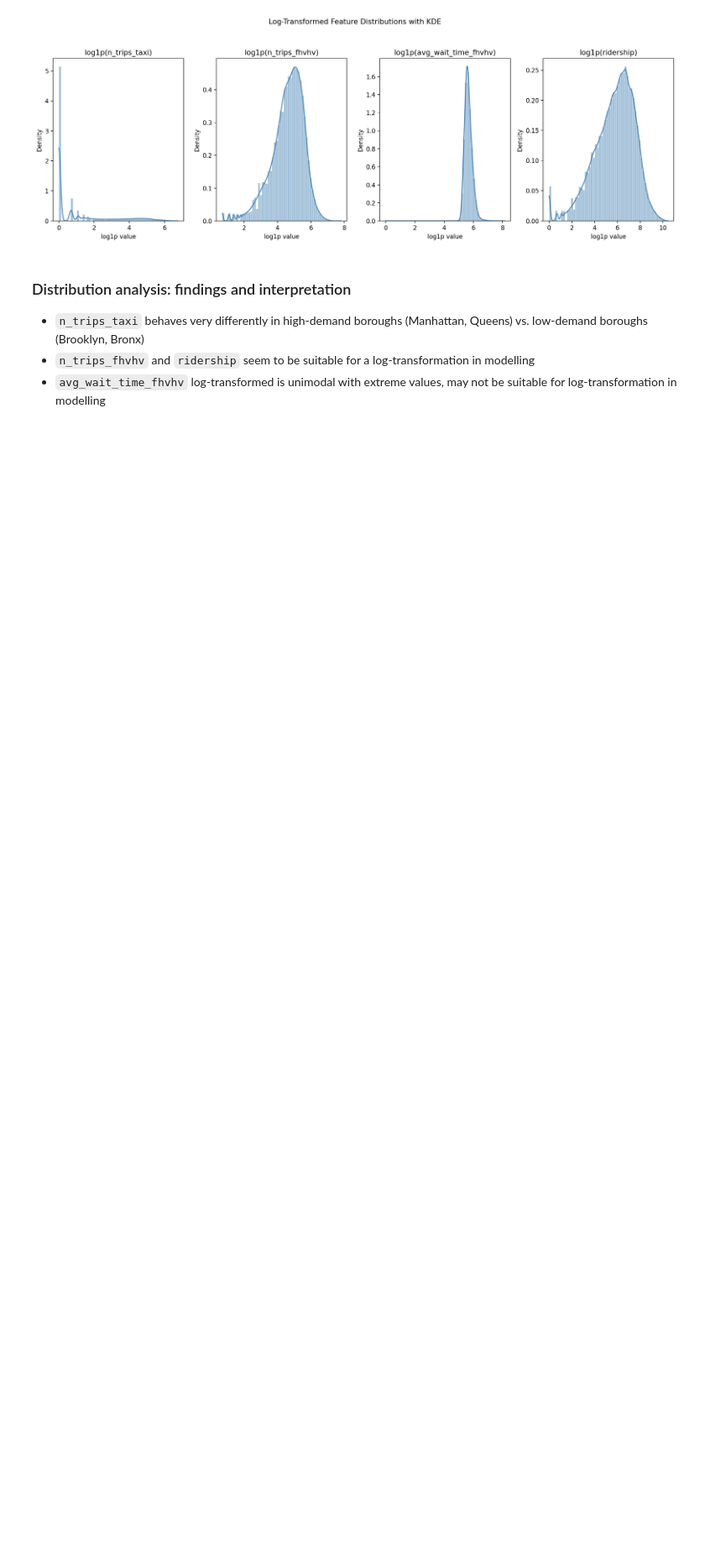
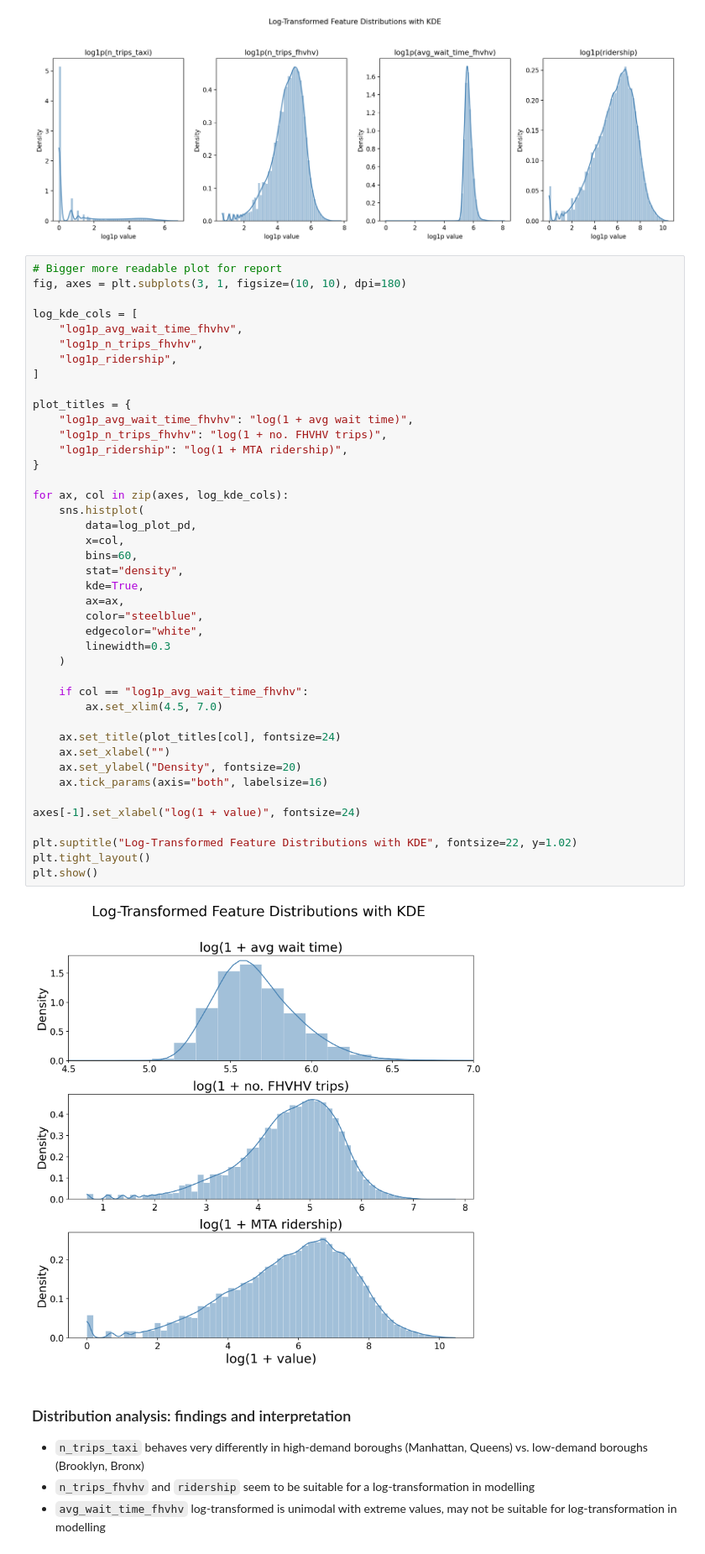
Before and after one commit to hannimeee/nyc_taxi_demand_response, a Jupyter notebook: code/04_exploratory_analysis.ipynb, the cells around one changed output. Shown at 84% size. Drawn from its saved outputs; the diff is of its cells as text; blank space fills up the shorter version.

Commit message:
Added readable plot for report

```diff
--- a/code/04_exploratory_analysis.ipynb
+++ b/code/04_exploratory_analysis.ipynb
@@ -622,6 +623,50 @@ plt.tight_layout()
 plt.show()
 # %% [output]
 [figure]
+# %%
+# Bigger more readable plot for report
+fig, axes = plt.subplots(3, 1, figsize=(10, 10), dpi=180)
+
+log_kde_cols = [
+    "log1p_avg_wait_time_fhvhv",
+    "log1p_n_trips_fhvhv",
+    "log1p_ridership",
+]
+
+plot_titles = {
+    "log1p_avg_wait_time_fhvhv": "log(1 + avg wait time)",
+    "log1p_n_trips_fhvhv": "log(1 + no. FHVHV trips)",
+    "log1p_ridership": "log(1 + MTA ridership)",
+}
+
+for ax, col in zip(axes, log_kde_cols):
+    sns.histplot(
+        data=log_plot_pd,
+        x=col,
+        bins=60,
+        stat="density",
+        kde=True,
+        ax=ax,
+        color="steelblue",
+        edgecolor="white",
+        linewidth=0.3
+    )
+
+    if col == "log1p_avg_wait_time_fhvhv":
+        ax.set_xlim(4.5, 7.0)
+
+    ax.set_title(plot_titles[col], fontsize=24)
+    ax.set_xlabel("")
+    ax.set_ylabel("Density", fontsize=20)
+    ax.tick_params(axis="both", labelsize=16)
+
+axes[-1].set_xlabel("log(1 + value)", fontsize=24)
+
+plt.suptitle("Log-Transformed Feature Distributions with KDE", fontsize=22, y=1.02)
+plt.tight_layout()
+plt.show()
+# %% [output]
+[figure, added]
 # %% [markdown]
 ### Distribution analysis: findings and interpretation
 - `n_trips_taxi` behaves very differently in high-demand boroughs (Manhattan, Queens) vs. low-demand boroughs (Brooklyn, Bronx)
```
Also changed, not shown: parts of 5 cells of this notebook.
